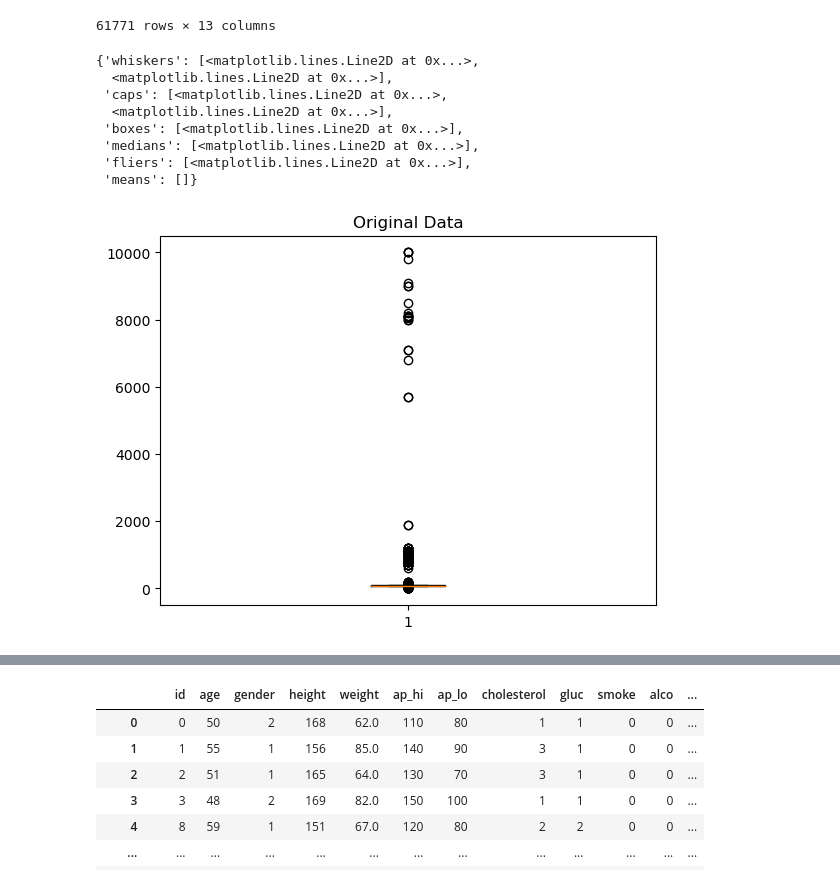
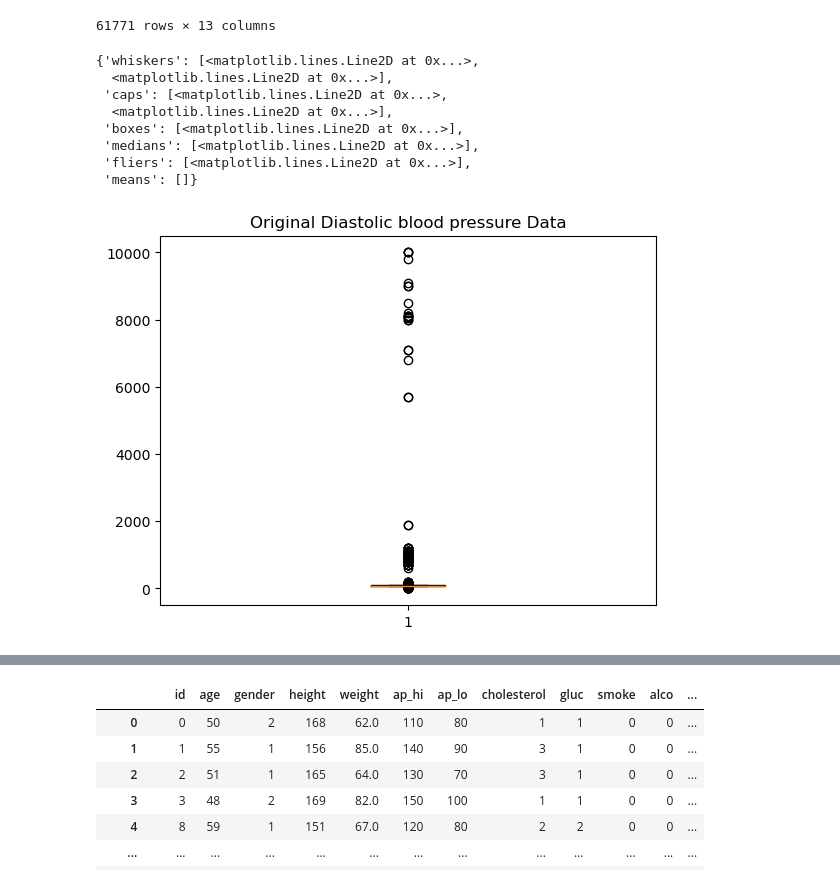
Before and after one commit to COMP3608-Big-Data/Cardiovascular-Disease-Prediction, a Jupyter notebook: the_gold_miners.ipynb, the cells around one changed output, grey strips where cells are left out. Cells and saved outputs as stored; diff of their text form; code cells hidden in the pictures.

```diff
--- a/the_gold_miners.ipynb
+++ b/the_gold_miners.ipynb
@@ -593,17 +594,17 @@ df_without_outliers
 61771 rows × 13 columns
 # %%
 fig1, ax1 = plt.subplots()
-ax1.set_title('Original Data')
+ax1.set_title('Original Diastolic blood pressure Data')
 ax1.boxplot(df['ap_lo'])
 # %% [output]
 {'whiskers': [<matplotlib.lines.Line2D at 0x...>,
   <matplotlib.lines.Line2D at 0x...>],
  'caps': [<matplotlib.lines.Line2D at 0x...>,
   <matplotlib.lines.Line2D at 0x...>],
  'boxes': [<matplotlib.lines.Line2D at 0x...>],
  'medians': [<matplotlib.lines.Line2D at 0x...>],
  'fliers': [<matplotlib.lines.Line2D at 0x...>],
  'means': []}
-[figure, old version]
+[figure, new version]
 # %%
 fig1, ax1 = plt.subplots()
```
Also changed, not shown: parts of 20 cells of this notebook.
